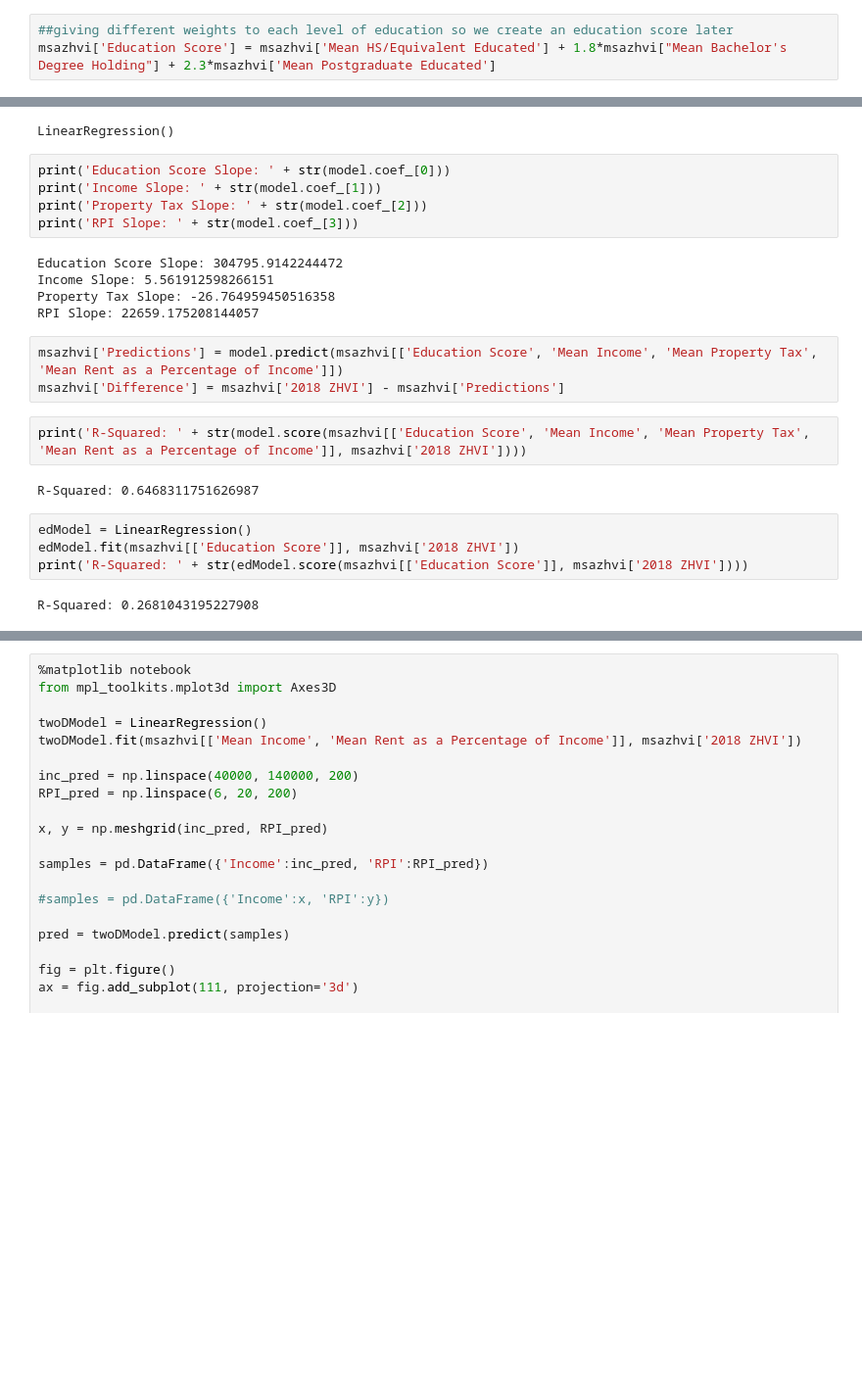
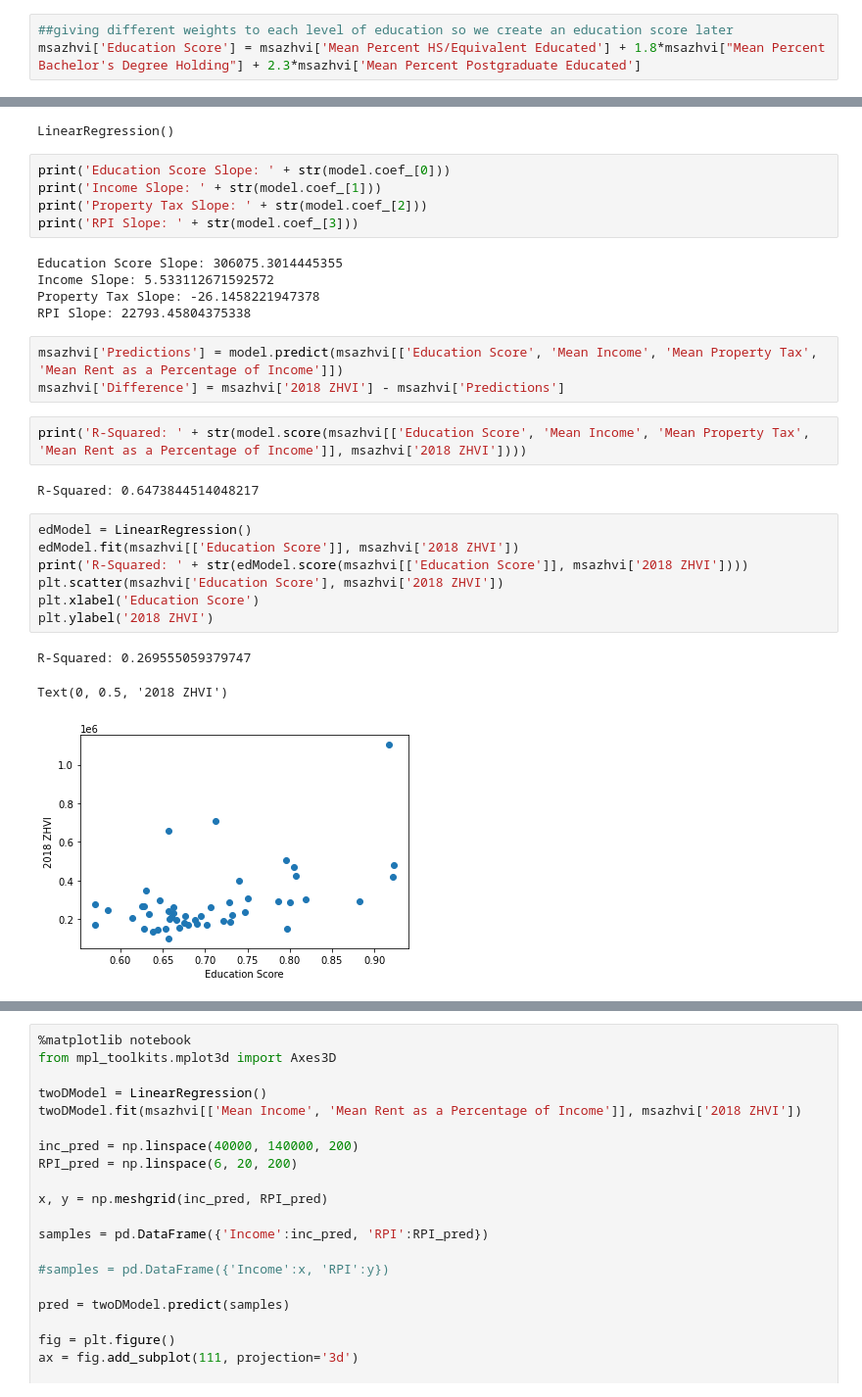
Before and after one commit to Wichaelian/INFO2950, a Jupyter notebook: Phase IV.ipynb, the cells around one changed output, grey strips where cells are left out. Shown at 98% size. Saved outputs shown, nothing was run; the diff lists cells and outputs as text; blank space fills up the shorter version.

Commit message:
new scatterplots

```diff
--- a/Phase IV.ipynb
+++ b/Phase IV.ipynb
@@ -405,7 +405,7 @@ In our final dataset (msazhvi), the rows represent 52 Metropolitan Statistical A
 # Education, Income, Property Tax, Rent Data Analysis
 # %%
 ##giving different weights to each level of education so we create an education score later
-msazhvi['Education Score'] = msazhvi['Mean HS/Equivalent Educated'] + 1.8*msazhvi["Mean Bachelor's Degree Holding"] + 2.3*msazhvi['Mean Postgraduate Educated']
+msazhvi['Education Score'] = msazhvi['Mean Percent HS/Equivalent Educated'] + 1.8*msazhvi["Mean Percent Bachelor's Degree Holding"] + 2.3*msazhvi['Mean Percent Postgraduate Educated']
 # %%
 model = LinearRegression()
 model.fit(msazhvi[['Education Score', 'Mean Income', 'Mean Property Tax', 'Mean Rent as a Percentage of Income']], msazhvi['2018 ZHVI'])
@@ -417,23 +417,28 @@ print('Income Slope: ' + str(model.coef_[1]))
 print('Property Tax Slope: ' + str(model.coef_[2]))
 print('RPI Slope: ' + str(model.coef_[3]))
 # %% [output]
-Education Score Slope: 304795.9142244472
-Income Slope: 5.561912598266151
-Property Tax Slope: -26.764959450516358
-RPI Slope: 22659.175208144057
+Education Score Slope: 306075.3014445355
+Income Slope: 5.533112671592572
+Property Tax Slope: -26.1458221947378
+RPI Slope: 22793.45804375338
 # %%
 msazhvi['Predictions'] = model.predict(msazhvi[['Education Score', 'Mean Income', 'Mean Property Tax', 'Mean Rent as a Percentage of Income']])
 msazhvi['Difference'] = msazhvi['2018 ZHVI'] - msazhvi['Predictions']
 # %%
 print('R-Squared: ' + str(model.score(msazhvi[['Education Score', 'Mean Income', 'Mean Property Tax', 'Mean Rent as a Percentage of Income']], msazhvi['2018 ZHVI'])))
 # %% [output]
-R-Squared: 0.6468311751626987
+R-Squared: 0.6473844514048217
 # %%
 edModel = LinearRegression()
 edModel.fit(msazhvi[['Education Score']], msazhvi['2018 ZHVI'])
 print('R-Squared: ' + str(edModel.score(msazhvi[['Education Score']], msazhvi['2018 ZHVI'])))
+plt.scatter(msazhvi['Education Score'], msazhvi['2018 ZHVI'])
+plt.xlabel('Education Score')
+plt.ylabel('2018 ZHVI')
 # %% [output]
-R-Squared: 0.2681043195227908
+R-Squared: 0.269555059379747
+Text(0, 0.5, '2018 ZHVI')
+[figure, added]
 # %%
 incModel = LinearRegression()
 incModel.fit(msazhvi[['Mean Income']], msazhvi['2018 ZHVI'])
```
Also changed, not shown: parts of 10 cells of this notebook.
